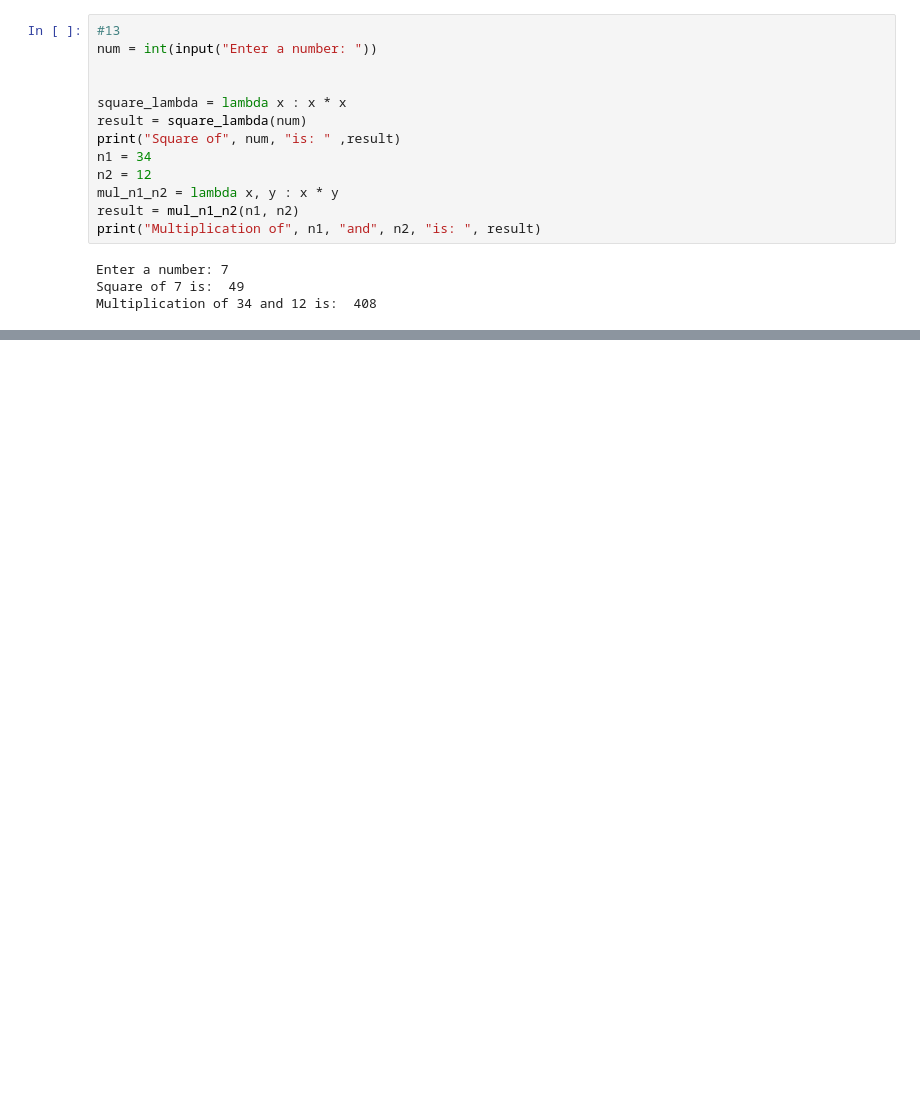
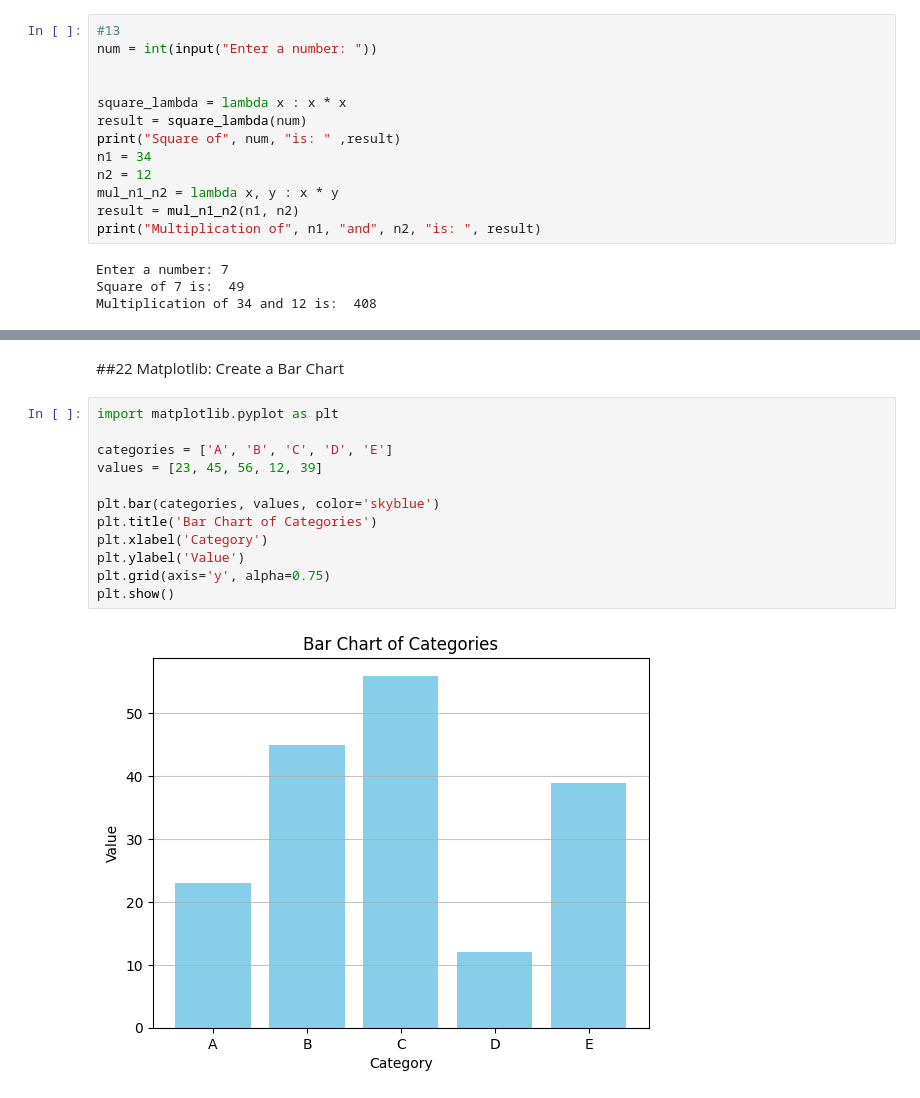
Before and after one commit to Tanya-26/PythonProgram, a Jupyter notebook: PythonWorkshop.ipynb, the cells around one changed output, grey strips where cells are left out. Drawn from its saved outputs; the diff is of its cells as text; blank space fills up the shorter version.

```diff
--- a/PythonWorkshop.ipynb
+++ b/PythonWorkshop.ipynb
@@ -376,0 +681,16 @@ Multiplication of 34 and 12 is:  408
+# %% [markdown]
+##22 Matplotlib: Create a Bar Chart
+# %%
+import matplotlib.pyplot as plt
+
+categories = ['A', 'B', 'C', 'D', 'E']
+values = [23, 45, 56, 12, 39]
+
+plt.bar(categories, values, color='skyblue')
+plt.title('Bar Chart of Categories')
+plt.xlabel('Category')
+plt.ylabel('Value')
+plt.grid(axis='y', alpha=0.75)
+plt.show()
+# %% [output]
+[figure, added]
```
Also changed, not shown: parts of 23 cells of this notebook.
